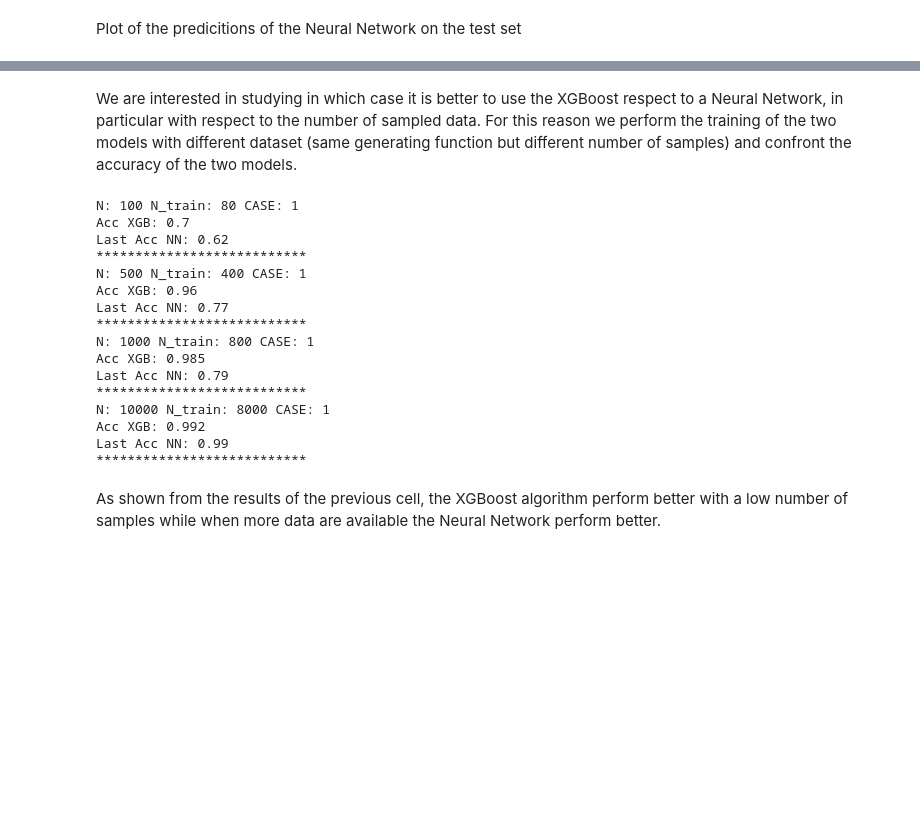
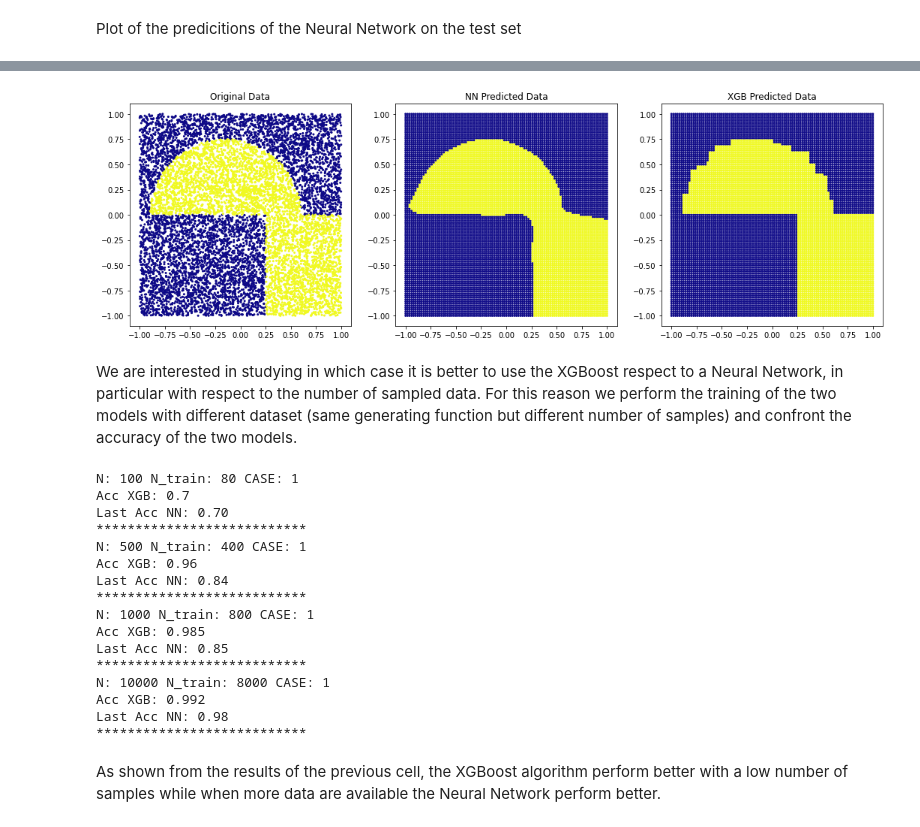
Before and after one commit to threeblueonebrowneyes/lcpb-homework, a Jupyter notebook: HW_04/group2305_exercise04.ipynb, the cells around one changed output, grey strips where cells are left out. Drawn from its saved outputs; the diff is of its cells as text; code cells hidden in the pictures; blank space fills up the shorter version.

```diff
--- a/HW_04/group2305_exercise04.ipynb
+++ b/HW_04/group2305_exercise04.ipynb
@@ -131,5 +132,6 @@ Training the XGB on our data, plotting the predictions and plotting the decision
 xg_x_plot, xg_y_plot, _=classify(XGBClassifier(seed=1,
                                                objective='binary:logistic',
                                                learning_rate=0.4,
-                                               reg_lambda=0.001, n_estimators=3),
-                                 show=True)
+                                               reg_lambda=0.001,
+                                               n_estimators=3,
+                                               n_jobs=-1),show=False)
@@ -149,8 +145,7 @@ def Rescale(x, S=S):
     return x/S
 x_train = Rescale(x_train, S)
 x_test = Rescale(x_test, S)
+L=x_train.shape[1]
-# %%
-L=len(x_train[0])
 # %% [markdown]
 ### NN
 Defining the architecture of the Neural Network.
@@ -182,10 +177,10 @@ nepochs=70
 
 model = compile_model(optimizer='RMSprop',
                       act_func='tanh',
-                      neurons=10)
+                      neurons=25)
 
 history = model.fit(x_train, y_train,
                     epochs = nepochs,
                     batch_size = 100,
                     validation_data=(x_test,y_test),
-                    verbose=1)
+                    verbose=0)
@@ -242,3 +200,26 @@ NameError: name 'xg_x_plot' is not defined
+# %%
+y_plot[y_plot>0.5]=1
+y_plot[y_plot<0.5]=0
+
+
+
+fig, ax = plt.subplots(1, 3, figsize=(18, 6))
+
+ax[0].scatter(x_train[:,0], x_train[:,1], c=y_train, cmap='plasma', s=4)
+ax[0].scatter(x_test[:,0], x_test[:,1], c=y_test, cmap='plasma', s=4)
+ax[0].set_box_aspect(1)
+ax[0].set_title('Original Data')
+
+ax[1].scatter(x_plot[:,0], x_plot[:,1], c=y_plot, cmap='plasma', s=4)
+ax[1].set_box_aspect(1)
+ax[1].set_title('NN Predicted Data')
+
+ax[2].scatter(xg_x_plot[:,0]/2, xg_x_plot[:,1]/2, c=xg_y_plot, cmap='plasma', s=4)
+ax[2].set_box_aspect(1)
+ax[2].set_title('XGB Predicted Data')
+plt.show()
+# %% [output]
+[figure, added]
 # %% [markdown]
 We are interested in studying in which case it is better to use the XGBoost respect to a Neural Network, in particular with respect to the number of sampled data. For this reason we perform the training of the two models with different dataset (same generating function but different number of samples) and confront the accuracy of the two models.
 # %%
@@ -256,8 +237,8 @@ for n in N:
                                                 objective='binary:logistic',
                                                 learning_rate=0.4,
                                                 reg_lambda=0.001,
-                                                n_estimators=3),
-                                  show=False)
+                                                n_estimators=3,
+                                                n_jobs=-1),show=False)
     #NN
     x_train = Rescale(x_train, S)
     x_test = Rescale(x_test, S)
@@ -277,19 +258,19 @@ for n in N:
 # %% [output]
 N: 100 N_train: 80 CASE: 1
 Acc XGB: 0.7
-Last Acc NN: 0.62
+Last Acc NN: 0.70
 ***************************
 N: 500 N_train: 400 CASE: 1
 Acc XGB: 0.96
-Last Acc NN: 0.77
+Last Acc NN: 0.84
 ***************************
 N: 1000 N_train: 800 CASE: 1
 Acc XGB: 0.985
-Last Acc NN: 0.79
+Last Acc NN: 0.85
 ***************************
 N: 10000 N_train: 8000 CASE: 1
 Acc XGB: 0.992
-Last Acc NN: 0.99
+Last Acc NN: 0.98
 ***************************
 # %% [markdown]
 As shown from the results of the previous cell, the XGBoost algorithm perform better with a low number of samples while when more data are available the Neural Network perform better.
```
Also changed, not shown: parts of 22 cells of this notebook, 1 other file.
